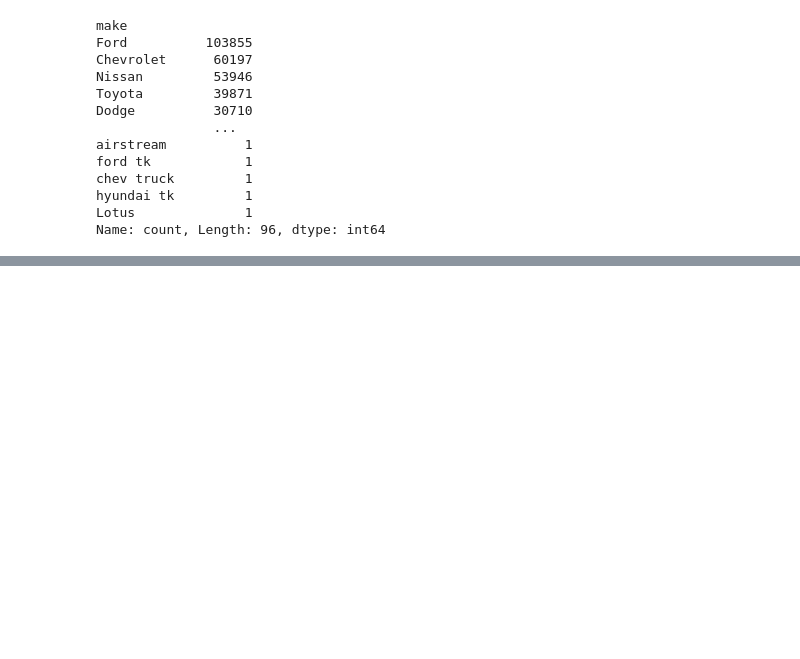
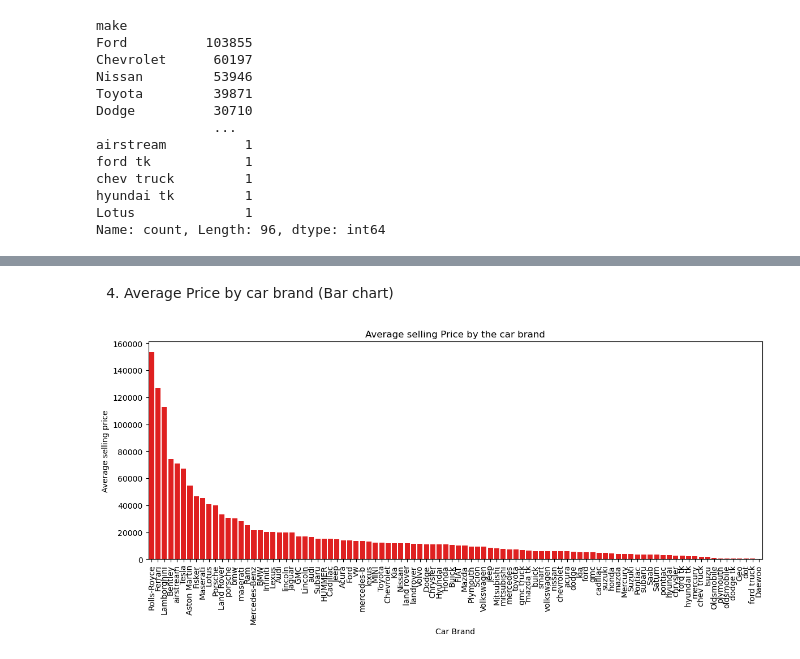
Before and after one commit to srijan469/Car-Price-Analysis, a Jupyter notebook: Car_prices_Analysis.ipynb, the cells around one changed output, grey strips where cells are left out. Cells and saved outputs as stored; diff of their text form; code cells hidden in the pictures; blank space fills up the shorter version.

```diff
--- a/Car_prices_Analysis.ipynb
+++ b/Car_prices_Analysis.ipynb
@@ -214,0 +239,14 @@ Name: count, Length: 87, dtype: int64
+# %% [markdown]
+4. Average Price by car brand (Bar chart)
+# %%
+plt.figure(figsize=(14,5))
+Brand_Prices = df.groupby('make')['sellingprice'].mean().sort_values(ascending=False)
+sns.barplot( x = Brand_Prices.index, y = Brand_Prices, color="r")
+plt.xticks(rotation=90)
+plt.title("Average selling Price by the car brand")
+plt.xlabel("Car Brand")
+plt.ylabel("Average selling price")
+
+plt.show()
+# %% [output]
+[figure, added]
```
Also changed, not shown: parts of 8 cells of this notebook.
